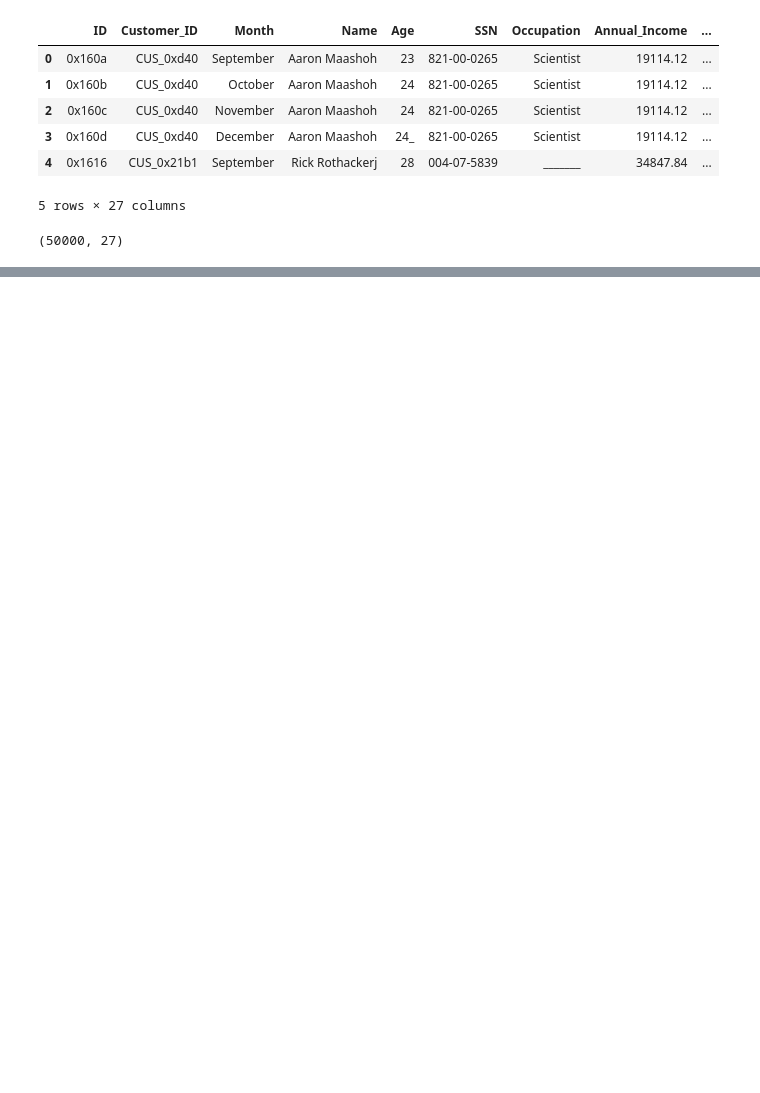
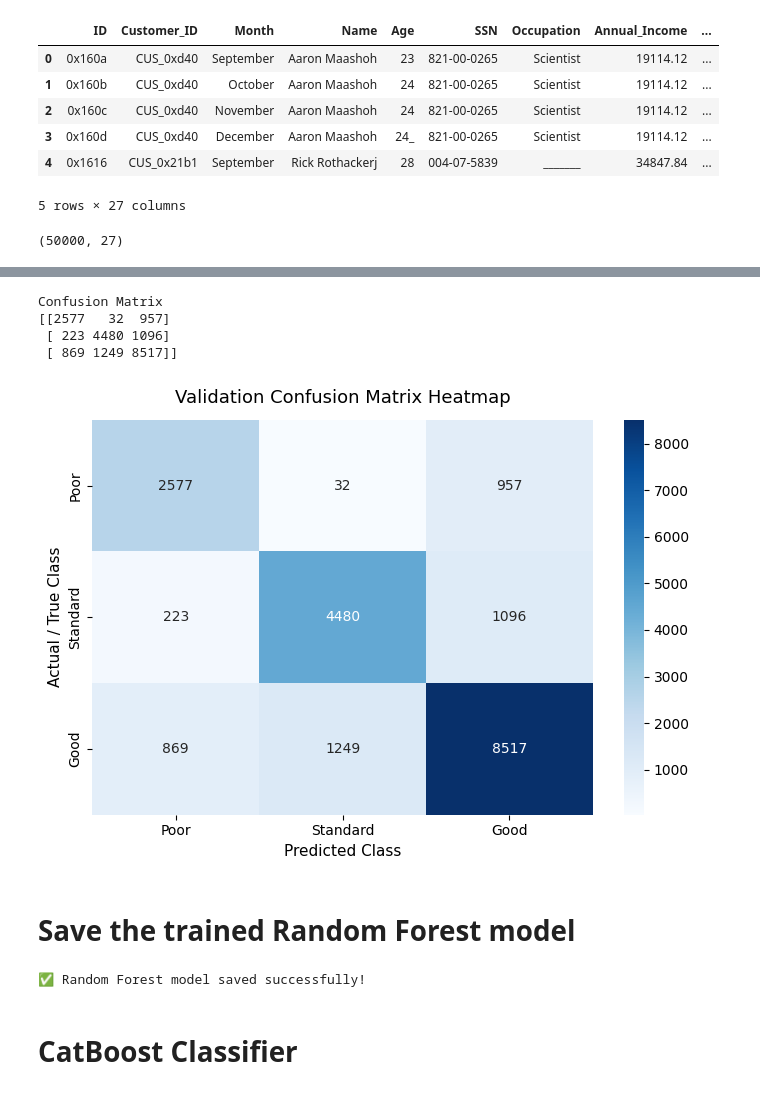
Before and after one commit to eshat69/Credit-Score-Predictor, a Jupyter notebook: bank.ipynb, the cells around one changed output, grey strips where cells are left out. Cells and saved outputs as stored; diff of their text form; code cells hidden in the pictures; blank space fills up the shorter version.

```diff
--- a/bank.ipynb
+++ b/bank.ipynb
@@ -130,0 +876,4 @@ plt.show()
+# %%
+
+# Get the best model
+rf_model = random_search.best_estimator_
@@ -130,0 +890,2 @@ plt.show()
+# %%
+predictions = rf_model.predict(x_val)
@@ -130,0 +925,49 @@ plt.show()
+# %%
+# Confusion Matrix
+cm = confusion_matrix(y_val, predictions)
+
+print("\nConfusion Matrix")
+print(cm)
+# %% [output]
+Confusion Matrix
+[[2577   32  957]
+ [ 223 4480 1096]
+ [ 869 1249 8517]]
+# %%
+import matplotlib.pyplot as plt
+import seaborn as sns
+
+# Define class labels matching your mapping (0: Poor, 1: Standard, 2: Good)
+labels = ["Poor", "Standard", "Good"]
+
+plt.figure(figsize=(7, 5))
+sns.heatmap(
+    cm,
+    annot=True,
+    fmt="d",
+    cmap="Blues",
+    xticklabels=labels,
+    yticklabels=labels,
+    cbar=True,
+)
+
+plt.title("Validation Confusion Matrix Heatmap", fontsize=13, pad=12)
+plt.xlabel("Predicted Class", fontsize=11)
+plt.ylabel("Actual / True Class", fontsize=11)
+plt.tight_layout()
+plt.show()
+# %% [output]
+[figure, added]
+# %% [markdown]
+# Save the trained Random Forest model
+# %%
+import joblib
+
+# Save the trained Random Forest model
+joblib.dump(rf_model, "random_forest_model.joblib")
+
+print("✅ Random Forest model saved successfully!")
+# %% [output]
+✅ Random Forest model saved successfully!
+# %% [markdown]
+# CatBoost Classifier
```
Also changed, not shown: parts of 86 cells of this notebook, 7 other files.
